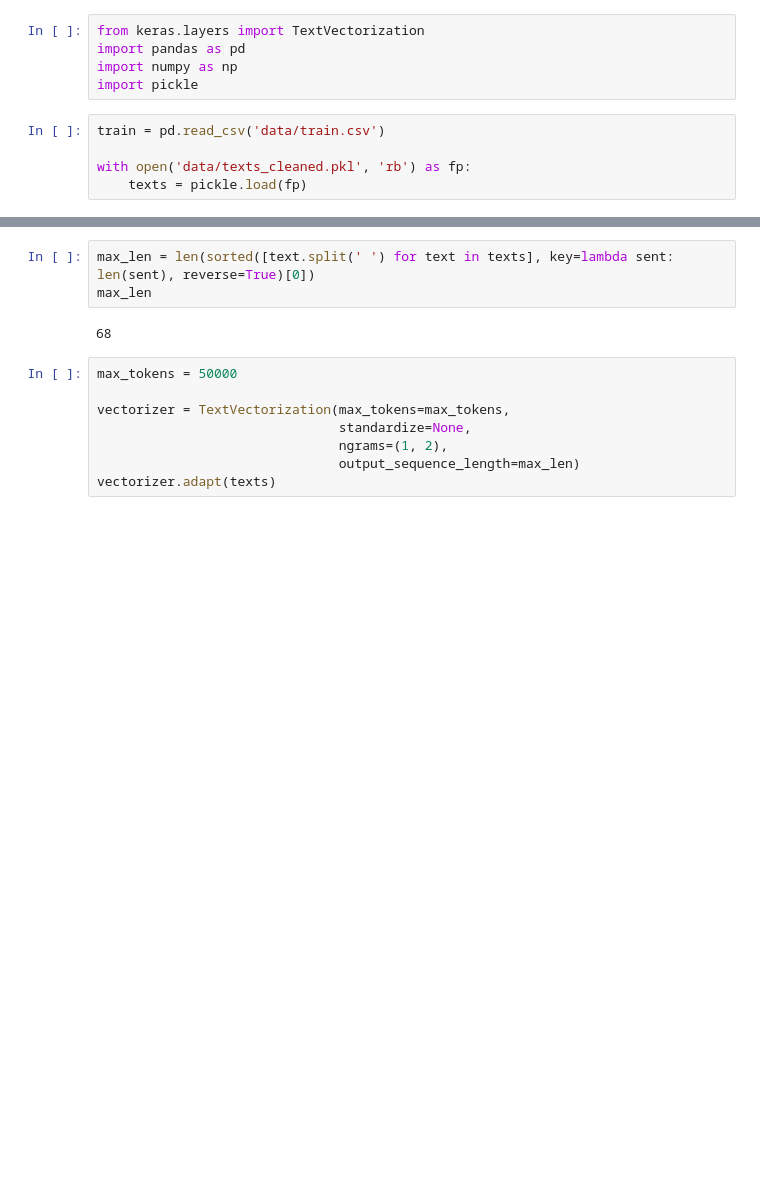
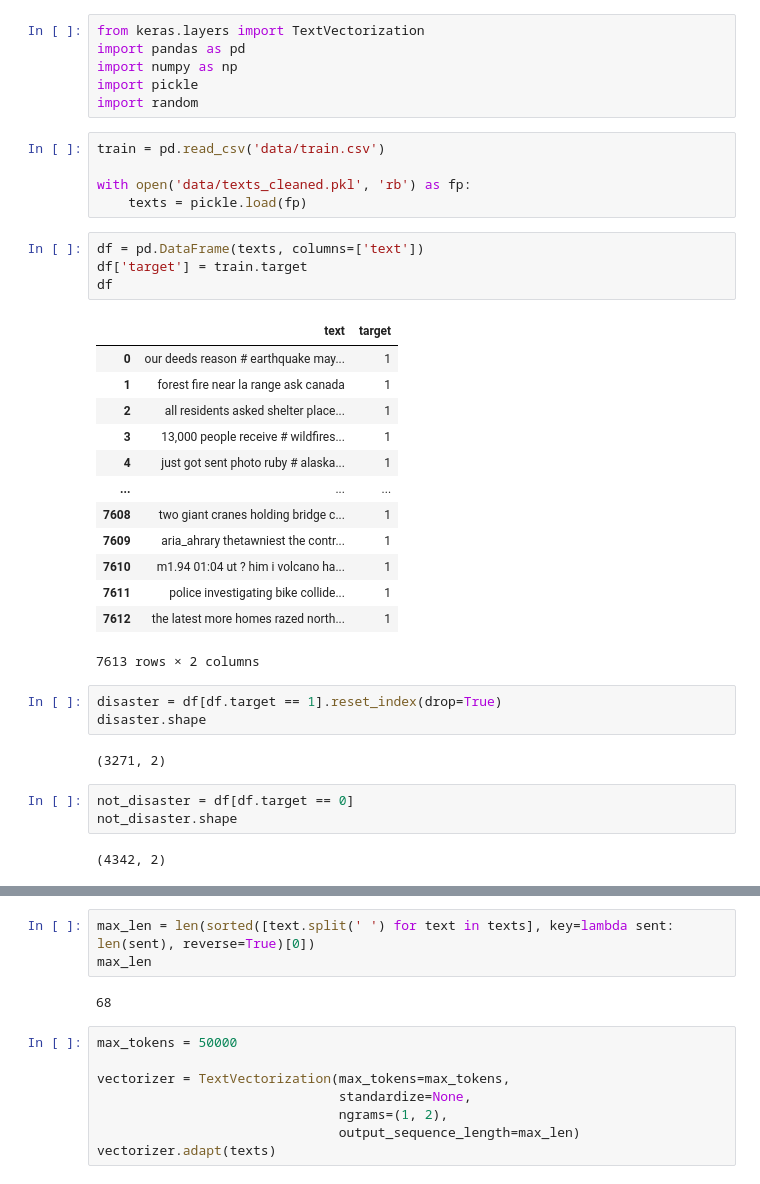
Before and after one commit to daniyar-kbv/DisasterTweets, a Jupyter notebook: dan/pre_processing.ipynb, the cells around one changed output, grey strips where cells are left out. Saved outputs shown, nothing was run; the diff lists cells and outputs as text; blank space fills up the shorter version.

```diff
--- a/dan/pre_processing.ipynb
+++ b/dan/pre_processing.ipynb
@@ -3,8 +3,37 @@ from keras.layers import TextVectorization
 import pandas as pd
 import numpy as np
 import pickle
+import random
 # %%
 train = pd.read_csv('data/train.csv')
 
 with open('data/texts_cleaned.pkl', 'rb') as fp:
     texts = pickle.load(fp)
+# %%
+df = pd.DataFrame(texts, columns=['text'])
+df['target'] = train.target
+df
+# %% [output]
+|  | text | target |
+| 0 | our deeds reason # earthquake may... | 1 |
+| 1 | forest fire near la range ask canada | 1 |
+| 2 | all residents asked shelter place... | 1 |
+| 3 | 13,000 people receive # wildfires... | 1 |
+| 4 | just got sent photo ruby # alaska... | 1 |
+| ... | ... | ... |
+| 7608 | two giant cranes holding bridge c... | 1 |
+| 7609 | aria_ahrary thetawniest the contr... | 1 |
+| 7610 | m1.94 01:04 ut ? him i volcano ha... | 1 |
+| 7611 | police investigating bike collide... | 1 |
+| 7612 | the latest more homes razed north... | 1 |
+7613 rows × 2 columns
+# %%
+disaster = df[df.target == 1].reset_index(drop=True)
+disaster.shape
+# %% [output]
+(3271, 2)
+# %%
+not_disaster = df[df.target == 0]
+not_disaster.shape
+# %% [output]
+(4342, 2)
```
Also changed, not shown: parts of 8 cells of this notebook, 2 other files.
